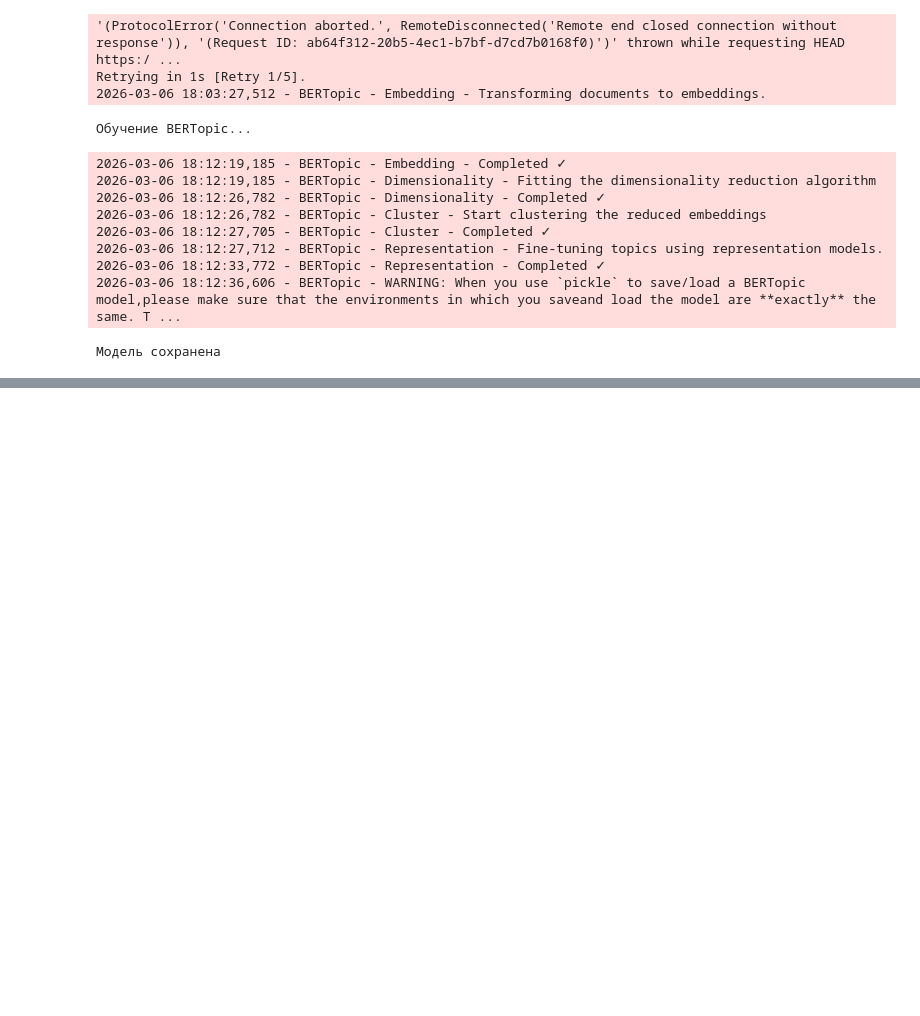
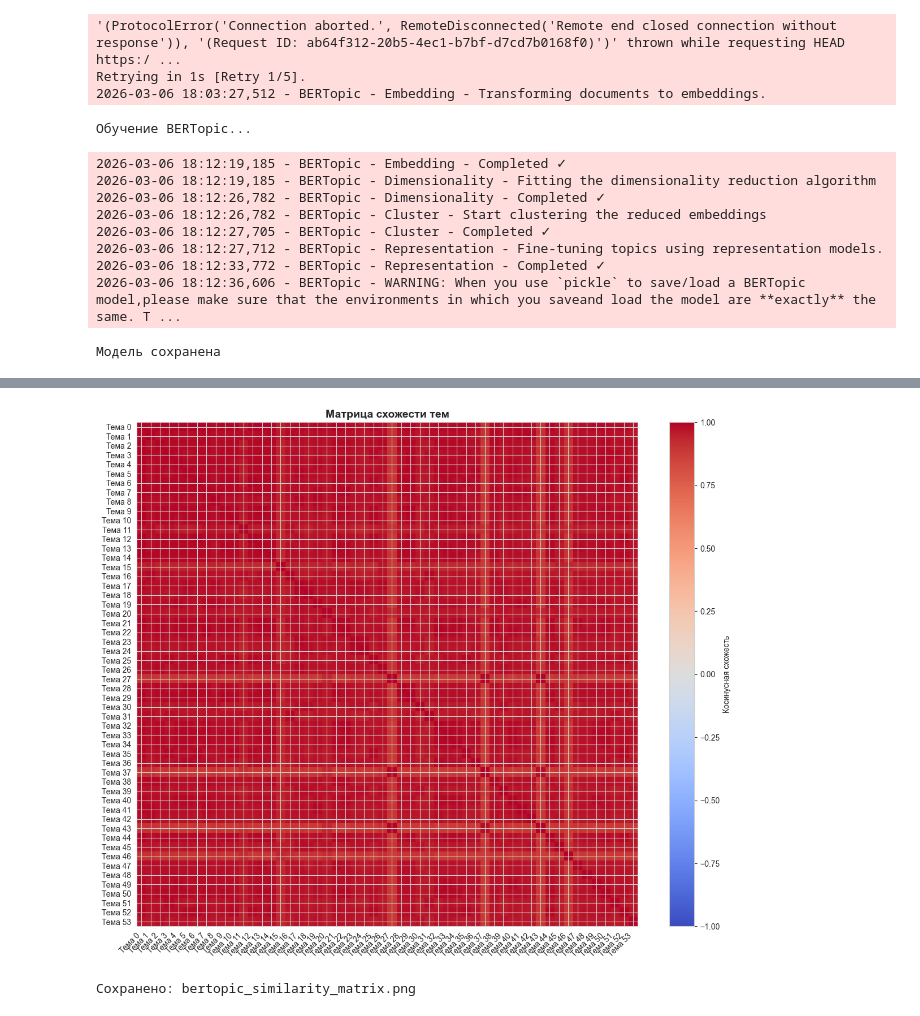
Before and after one commit to AnastasiyaMartynova/graduation_thesis, a Jupyter notebook: main.ipynb, the cells around one changed output, grey strips where cells are left out. Saved outputs shown, nothing was run; the diff lists cells and outputs as text; code cells hidden in the pictures; blank space fills up the shorter version.

```diff
--- a/main.ipynb
+++ b/main.ipynb
@@ -1052,0 +1216,34 @@ Retrying in 1s [Retry 1/5].
+# %%
+# Тепловая карта схожести тем
+topic_embeddings = topic_model.topic_embeddings_
+if topic_embeddings is not None:
+    # Матрица косинусной схожести
+    from sklearn.metrics.pairwise import cosine_similarity
+
+    similarity_matrix = cosine_similarity(topic_embeddings)
+
+    fig, ax = plt.subplots(figsize=(12, 10))
+
+    # Отобразить только темы (без шума)
+    topic_ids = sorted([t for t in topic_info_filtered['Topic'].values])
+    mask = np.zeros_like(similarity_matrix)
+    mask[[t+1 for t in topic_ids], :] = 1
+    mask[:, [t+1 for t in topic_ids]] = 1
+
+    im = ax.imshow(similarity_matrix[topic_ids][:, topic_ids],
+                   cmap='coolwarm', vmin=-1, vmax=1, aspect='auto')
+
+    ax.set_xticks(range(len(topic_ids)))
+    ax.set_yticks(range(len(topic_ids)))
+    ax.set_xticklabels([f"Тема {t}" for t in topic_ids], rotation=45, ha='right')
+    ax.set_yticklabels([f"Тема {t}" for t in topic_ids])
+    ax.set_title('Матрица схожести тем', fontsize=14, fontweight='bold')
+
+    plt.colorbar(im, ax=ax, label='Косинусная схожесть')
+    plt.tight_layout()
+    plt.savefig('bertopic_similarity_matrix.png', dpi=300, bbox_inches='tight')
+    plt.show()
+    print("Сохранено: bertopic_similarity_matrix.png")
+# %% [output]
+[figure, added]
+Сохранено: bertopic_similarity_matrix.png
```
Also changed, not shown: parts of 8 cells of this notebook, 1 other file.
